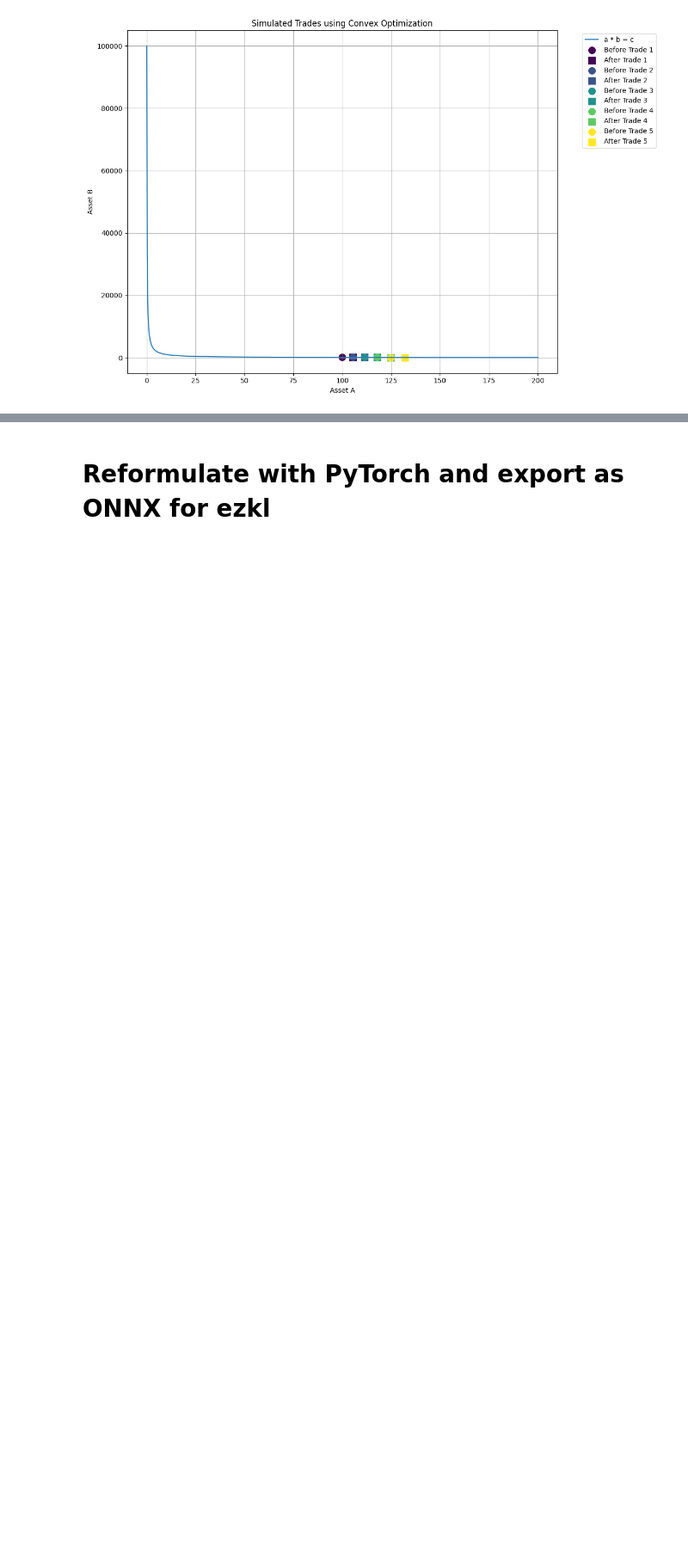
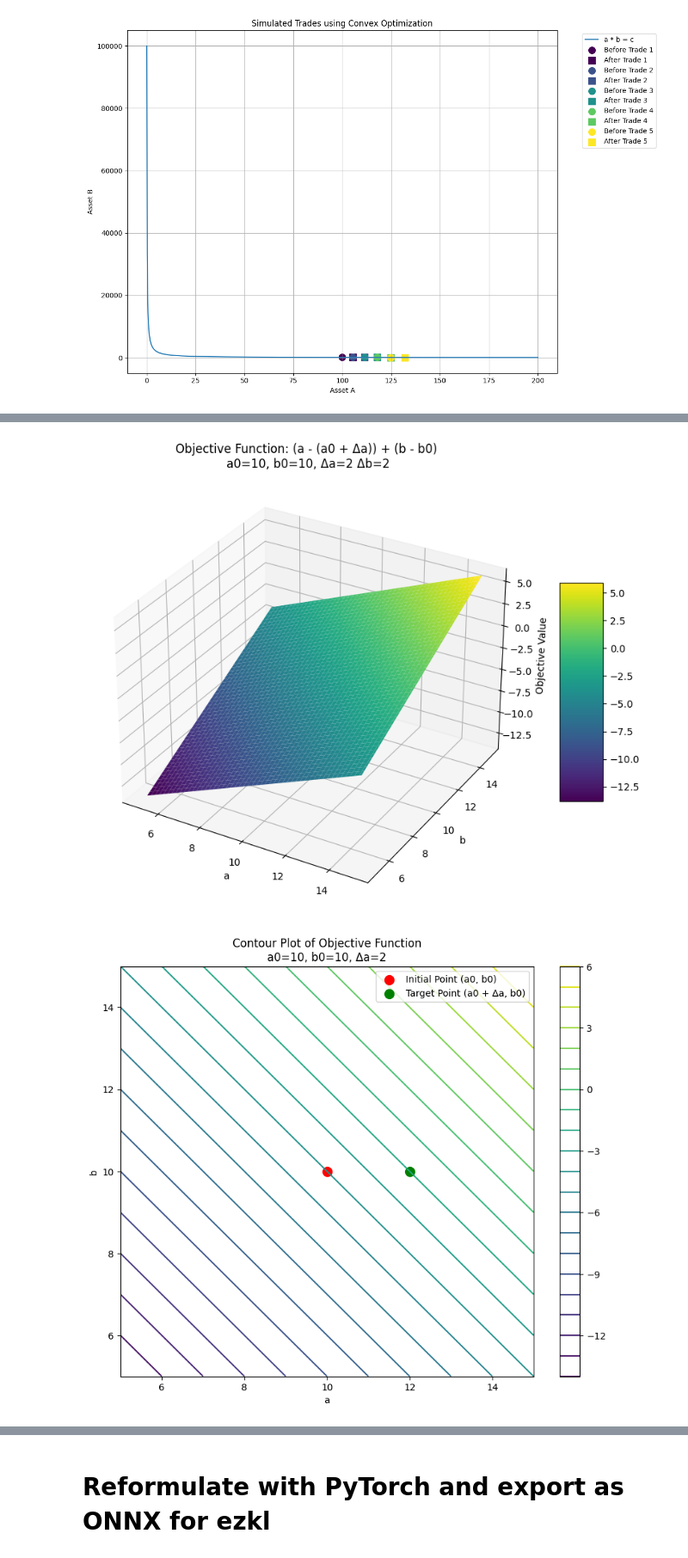
Before and after one commit to JSeam2/cocswap, a Jupyter notebook: math/cocswap_modeling.ipynb, the cells around one changed output, grey strips where cells are left out. Shown at 86% size. Cells and saved outputs as stored; diff of their text form; code cells hidden in the pictures; blank space fills up the shorter version.

```diff
--- a/math/cocswap_modeling.ipynb
+++ b/math/cocswap_modeling.ipynb
@@ -336,0 +367,67 @@ Trade 5: 10 of asset A traded
+# %%
+import numpy as np
+import matplotlib.pyplot as plt
+from mpl_toolkits.mplot3d import Axes3D
+
+def objective_function(a, b, a0, b0, delta_a, delta_b):
+    return (a - (a0 + delta_a)) + (b - (b0 + delta_b))
+
+def plot_surface(a0, b0, delta_a, delta_b, a_range, b_range):
+    a = np.linspace(a_range[0], a_range[1], 100)
+    b = np.linspace(b_range[0], b_range[1], 100)
+    A, B = np.meshgrid(a, b)
+
+    Z = objective_function(A, B, a0, b0, delta_a, delta_b)
+
+    fig = plt.figure(figsize=(12, 8))
+    ax = fig.add_subplot(111, projection='3d')
+
+    surf = ax.plot_surface(A, B, Z, cmap='viridis')
+
+    ax.set_xlabel('a')
+    ax.set_ylabel('b')
+    ax.set_zlabel('Objective Value')
+    ax.set_title(f'Objective Function: (a - (a0 + Δa)) + (b - b0) \na0={a0}, b0={b0}, Δa={delta_a} Δb={delta_b}')
+
+    fig.colorbar(surf, ax=ax, shrink=0.5, aspect=5)
+
+    plt.show()
+
+def plot_contour(a0, b0, delta_a, delta_b, a_range, b_range):
+    a = np.linspace(a_range[0], a_range[1], 100)
+    b = np.linspace(b_range[0], b_range[1], 100)
+    A, B = np.meshgrid(a, b)
+
+    Z = objective_function(A, B, a0, b0, delta_a, delta_b)
+
+    plt.figure(figsize=(10, 8))
+    contour = plt.contour(A, B, Z, levels=20)
+    plt.colorbar(contour)
+
+    plt.scatter([a0], [b0], color='red', s=100, label='Initial Point (a0, b0)')
+    plt.scatter([a0 + delta_a], [b0], color='green', s=100, label='Target Point (a0 + Δa, b0)')
+
+    plt.xlabel('a')
+    plt.ylabel('b')
+    plt.title(f'Contour Plot of Objective Function\na0={a0}, b0={b0}, Δa={delta_a}')
+    plt.legend()
+
+    plt.show()
+
+# Set parameters
+a0 = 10
+b0 = 10
+delta_a = 2
+delta_b = 2
+
+
+# Set ranges for a and b
+a_range = (5, 15)
+b_range = (5, 15)
+
+# Generate plots
+plot_surface(a0, b0, delta_a, delta_b, a_range, b_range)
+plot_contour(a0, b0, delta_a, delta_b, a_range, b_range)
+# %% [output]
+[figure, added]
+[figure, added]
```
Also changed, not shown: parts of 4 cells of this notebook.
